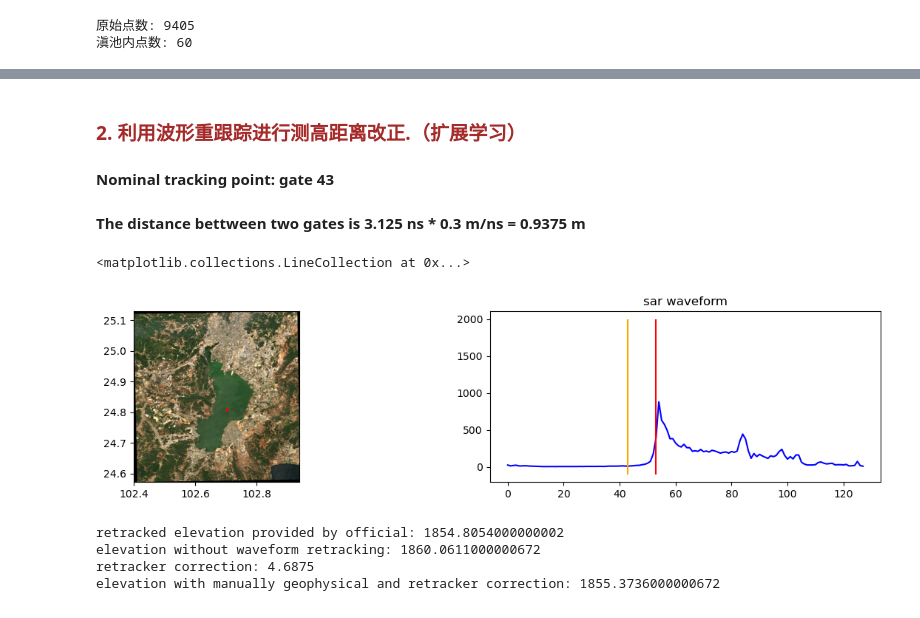
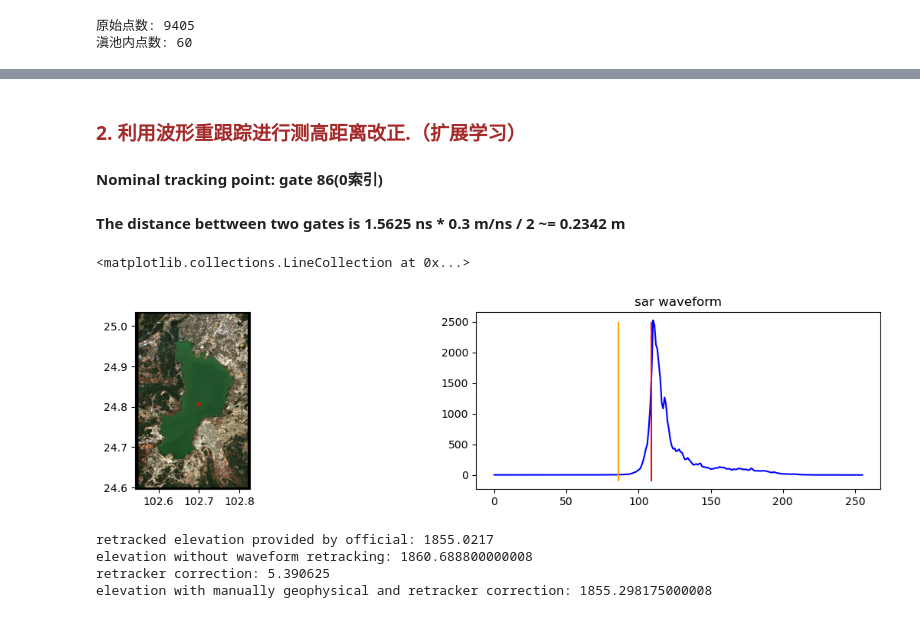
Before and after one commit to xinluo2018/rs-data-processing, a Jupyter notebook: 第6章-雷达测高数据处理程序设计/2-sentinel-3_process.ipynb, the cells around one changed output, grey strips where cells are left out. Drawn from its saved outputs; the diff is of its cells as text; code cells hidden in the pictures.

```diff
--- a/第6章-雷达测高数据处理程序设计/2-sentinel-3_process.ipynb
+++ b/第6章-雷达测高数据处理程序设计/2-sentinel-3_process.ipynb
@@ -13,11 +14,13 @@ from pyrsimg import imgShow, second_to_dyr
 # %%
 ## s3 data
-path_s3l2 = 'data/s3_atl/S3A_SR_2_LAN_HY_20261001T032409_20261001T033227_20261001T054140_0498_144_289______PS1_O_NR_005.SEN3/standard_measurement.nc'
+path_s3l2 = 'data/s3_atl/S3A_SR_2_LAN_HY_20261001T032409_20261001T033227_20261001T054140_0498_144_289______PS1_O_NR_005.SEN3/enhanced_measurement.nc'
 ## remote sensing data
 path_rsimg = 'data/rsimg/s2_20251206_reproj2wgs84.tif'
 # %%
 ## 1. s3l2 altimetry data
-s3l2 = nc.Dataset(path_s3l2)    ##
+# s3l2 = nc.Dataset(path_s3l2)    ##
+s3l2 = xr.open_dataset(path_s3l2)
 ## 2. remote sensing image
 rsimg = rio.open(path_rsimg)
 rsimg_arr = rsimg.read().transpose(1, 2, 0)
+s3l2
@@ -192,44 +219,45 @@ lake level: 1854.9519
 # %% [markdown]
 ### <font color='brown'>**2. 利用波形重跟踪进行测高距离改正.（扩展学习）**</font>
-#### Nominal tracking point: gate 43
-#### The distance bettween two gates is 3.125 ns * 0.3 m/ns = 0.9375 m
+#### Nominal tracking point: gate 86(0索引)
+#### The distance bettween two gates is 1.5625 ns * 0.3 m/ns / 2 ~= 0.2342 m
 # %%
+rsimg_extent = [rsimg.bounds[0], rsimg.bounds[2], rsimg.bounds[1], rsimg.bounds[3]]  ## left, right, bottom, top
 ids_2 = np.where((lat_20_ku[:]>24.8) & (lat_20_ku[:]<24.81))[0]  ### the range of dianchi
 # ids = np.argmin(abs((lat_20_ku[:] - 24.8)))
 id = ids_2[0]
 wf_sar = s3l2['waveform_20_ku'][:][id]
 fig, ax = plt.subplots(1,2, figsize=(15,3))
-imgShow(rsimg.array, extent=rsimg.geoextent, ax=ax[0])
+imgShow(rsimg_arr, extent=rsimg_extent, ax=ax[0])
 ax[0].scatter(x=lon_20_ku[id], y=lat_20_ku[id], s=4, color='red')  ## altimetry data
-ax[1].plot(s3l2['echo_sample_ind'][:], wf_sar, color='blue')
+ax[1].plot(wf_sar, color='blue')
 ax[1].set_title('sar waveform')
-gate_nominal = 43
-ax[1].vlines(gate_nominal, ymin=-100, ymax=2000, color='orange')   ## nominal gate
-gate_retrack = 53
-ax[1].vlines(gate_retrack, ymin=-100, ymax=2000, color='red')   ## retracked gate
+gate_nominal = 86
+ax[1].vlines(gate_nominal, ymin=-100, ymax=2500, color='orange')   ## nominal gate
+gate_retrack = 109
+ax[1].vlines(gate_retrack, ymin=-100, ymax=2500, color='red')   ## retracked gate
 # %% [output]
 <matplotlib.collections.LineCollection at 0x...>
-[figure, old version]
+[figure, new version]
 # %%
 ### 1. the official provided elevation (geophysical correction + waveform retracker)
-print('retracked elevation provided by official:',s3l2['elevation_ocog_20_ku'][id])
+print('retracked elevation provided by official:',s3l2['elevation_ocog_20_ku'][id].values)
 
 ### 2. Elevation without waveform retracking
 h_cor = s3l2['alt_20_ku'][id] \
             - (s3l2['tracker_range_20_ku'][id])\
             - corr_20hz[id]
-print('elevation without waveform retracking:', h_cor)
+print('elevation without waveform retracking:', h_cor.values)
 
 ### 3. The elevation with the geophyiscal correction and the retraked altimeter range.
-cor_retrack = (gate_retrack-gate_nominal)*3.125*0.3/2  ## 3.125 ns is the time duration bettween neighboring gates , 0.3 is the light speed, 0.3 m/ns.
+cor_retrack = (gate_retrack-gate_nominal)*1.5625*0.3/2  ## 1.5625 ns is the time duration bettween neighboring gates , 0.3 is the light speed, 0.3 m/ns.
 # cor_retrack = (gate_retrack-nominal_gate)*0.46875
 print('retracker correction:', cor_retrack)
 h_cor_retracked = s3l2['alt_20_ku'][id] \
                       - (s3l2['tracker_range_20_ku'][id]+cor_retrack)\
                       - corr_20hz[id]
-print('elevation with manually geophysical and retracker correction:', h_cor_retracked)    ## error
+print('elevation with manually geophysical and retracker correction:', h_cor_retracked.values)    ## error
 # %% [output]
-retracked elevation provided by official: 1854.8054000000002
-elevation without waveform retracking: 1860.0611000000672
-retracker correction: 4.6875
-elevation with manually geophysical and retracker correction: 1855.3736000000672
+retracked elevation provided by official: 1855.0217
+elevation without waveform retracking: 1860.688800000008
+retracker correction: 5.390625
+elevation with manually geophysical and retracker correction: 1855.298175000008
```
Also changed, not shown: parts of 15 cells of this notebook, 3 other files.
